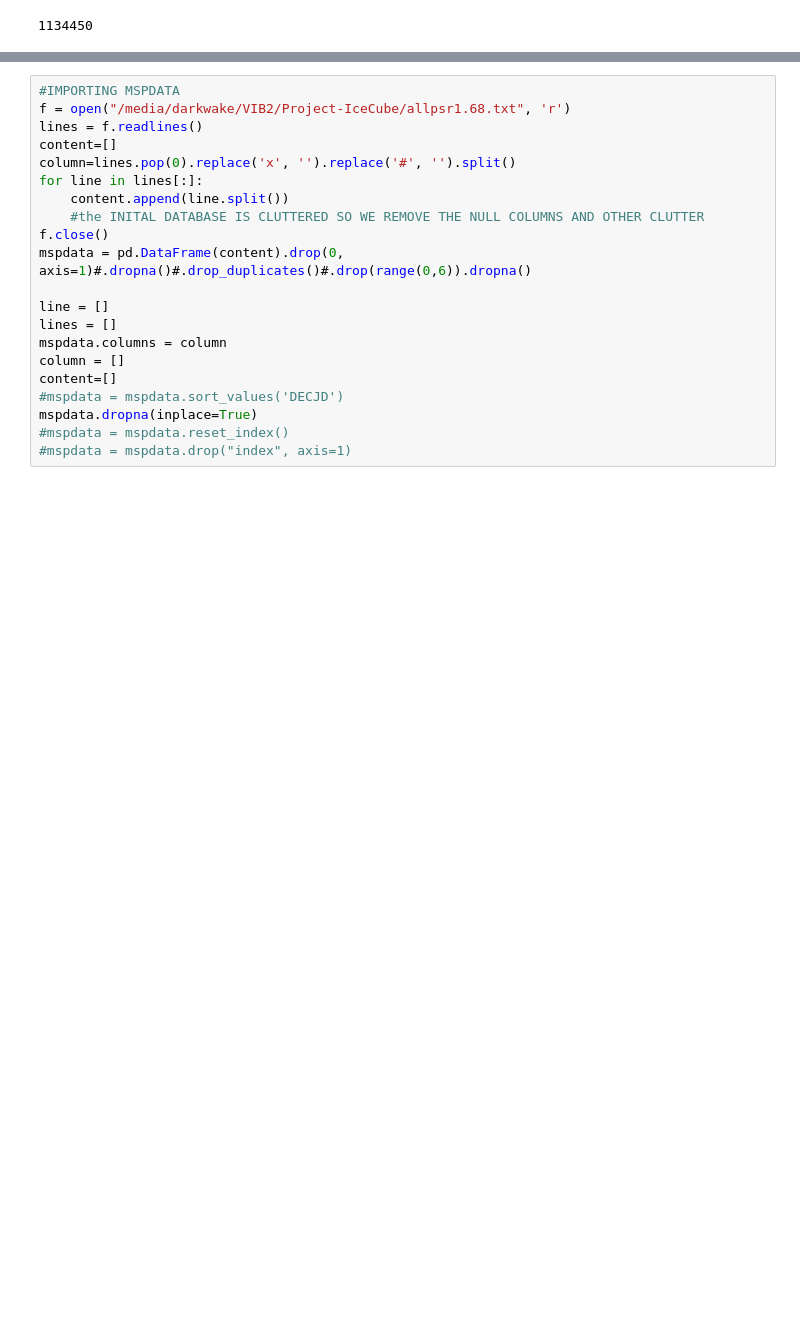
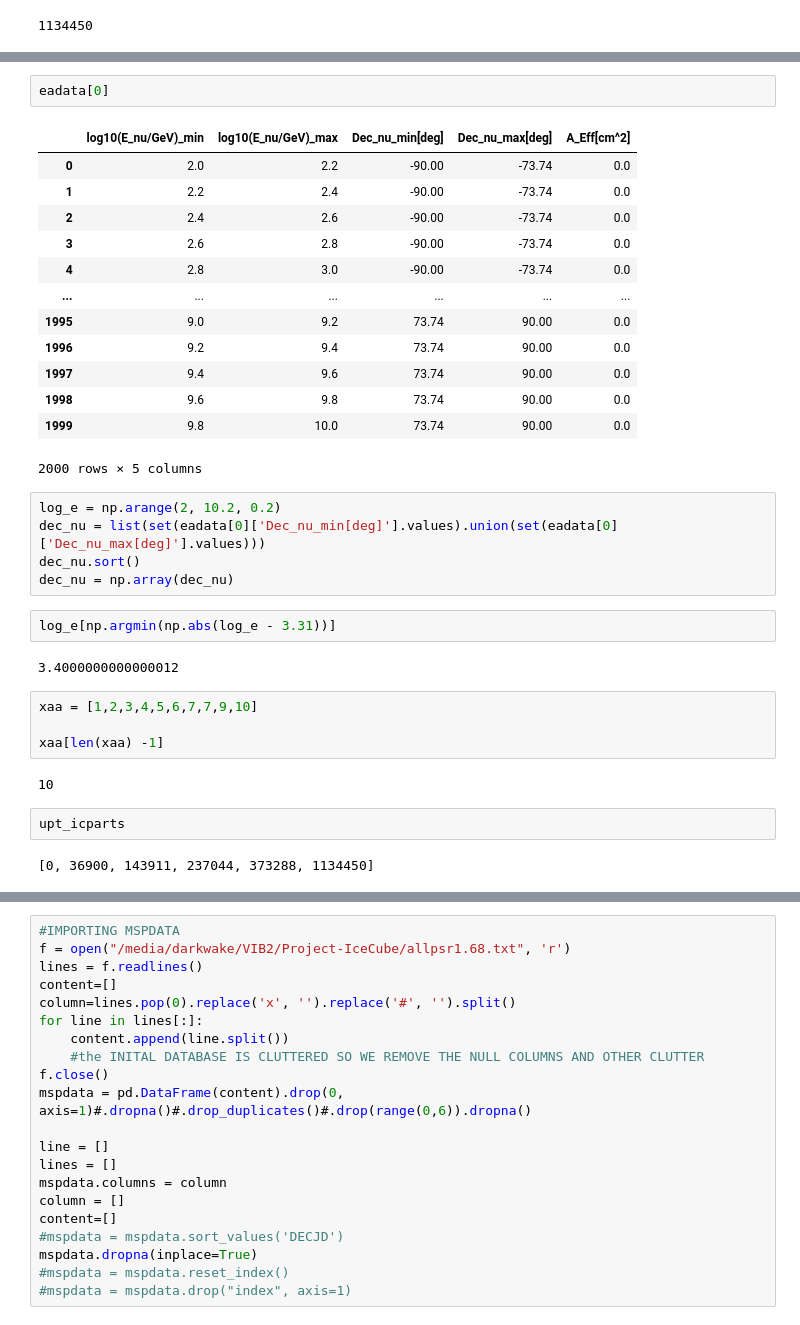
Before and after one commit to DarkWake9/Project-IceCube-Legacy, a Jupyter notebook: task4/task4e.ipynb, the cells around one changed output, grey strips where cells are left out. Drawn from its saved outputs; the diff is of its cells as text; blank space fills up the shorter version.

```diff
--- a/task4/task4e.ipynb
+++ b/task4/task4e.ipynb
@@ -101,0 +229,35 @@ icparts
+# %%
+eadata[0]
+# %% [output]
+|  | log10(E_nu/GeV)_min | log10(E_nu/GeV)_max | Dec_nu_min[deg] | Dec_nu_max[deg] | A_Eff[cm^2] |
+| 0 | 2.0 | 2.2 | -90.00 | -73.74 | 0.0 |
+| 1 | 2.2 | 2.4 | -90.00 | -73.74 | 0.0 |
+| 2 | 2.4 | 2.6 | -90.00 | -73.74 | 0.0 |
+| 3 | 2.6 | 2.8 | -90.00 | -73.74 | 0.0 |
+| 4 | 2.8 | 3.0 | -90.00 | -73.74 | 0.0 |
+| ... | ... | ... | ... | ... | ... |
+| 1995 | 9.0 | 9.2 | 73.74 | 90.00 | 0.0 |
+| 1996 | 9.2 | 9.4 | 73.74 | 90.00 | 0.0 |
+| 1997 | 9.4 | 9.6 | 73.74 | 90.00 | 0.0 |
+| 1998 | 9.6 | 9.8 | 73.74 | 90.00 | 0.0 |
+| 1999 | 9.8 | 10.0 | 73.74 | 90.00 | 0.0 |
+2000 rows × 5 columns
+# %%
+log_e = np.arange(2, 10.2, 0.2)
+dec_nu = list(set(eadata[0]['Dec_nu_min[deg]'].values).union(set(eadata[0]['Dec_nu_max[deg]'].values)))
+dec_nu.sort()
+dec_nu = np.array(dec_nu)
+# %%
+log_e[np.argmin(np.abs(log_e - 3.31))]
+# %% [output]
+3.4000000000000012
+# %%
+xaa = [1,2,3,4,5,6,7,7,9,10]
+
+xaa[len(xaa) -1]
+# %% [output]
+10
+# %%
+upt_icparts
+# %% [output]
+[0, 36900, 143911, 237044, 373288, 1134450]
```
Also changed, not shown: parts of 36 cells of this notebook, 1 other file.
